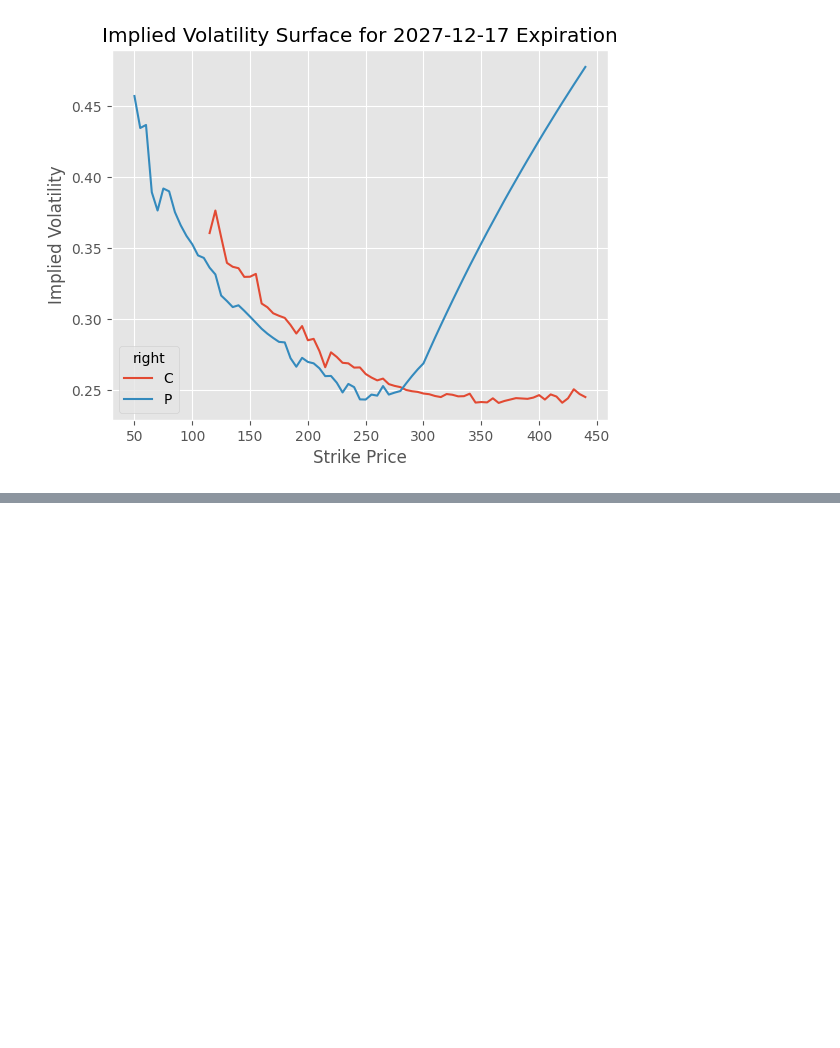
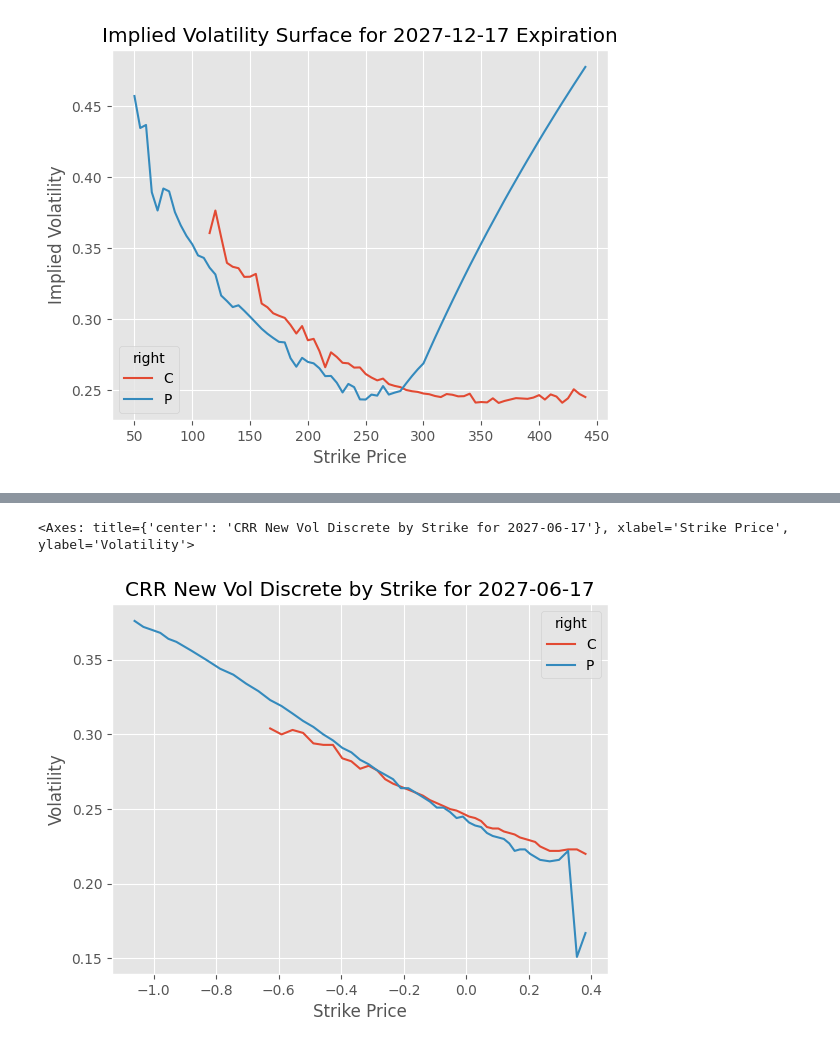
Before and after one commit to Zino-ctrlZ/QuantTools, a Jupyter notebook: module_test/raw_code/optionlib_2/notebooks/ssvi_model_mod.ipynb, the cells around one changed output, grey strips where cells are left out. Cells and saved outputs as stored; diff of their text form; code cells hidden in the pictures; blank space fills up the shorter version.

```diff
--- a/module_test/raw_code/optionlib_2/notebooks/ssvi_model_mod.ipynb
+++ b/module_test/raw_code/optionlib_2/notebooks/ssvi_model_mod.ipynb
@@ -3060,0 +3238,14 @@ tester[tester.expiration == exp].pivot_table(
+# %%
+junkless_chain_copy[junkless_chain_copy.expiration == exp].pivot_table(
+    columns = 'right',
+    index = 'log_moneyness',
+    values = 'crr_vol_discrete',
+    aggfunc='mean'
+). sort_index(ascending=False).round(3).plot(
+    title='CRR New Vol Discrete by Strike for 2027-06-17',
+    ylabel='Volatility',
+    xlabel='Strike Price'
+)
+# %% [output]
+<Axes: title={'center': 'CRR New Vol Discrete by Strike for 2027-06-17'}, xlabel='Strike Price', ylabel='Volatility'>
+[figure, added]
```
Also changed, not shown: parts of 12 cells of this notebook, 10 other files.
